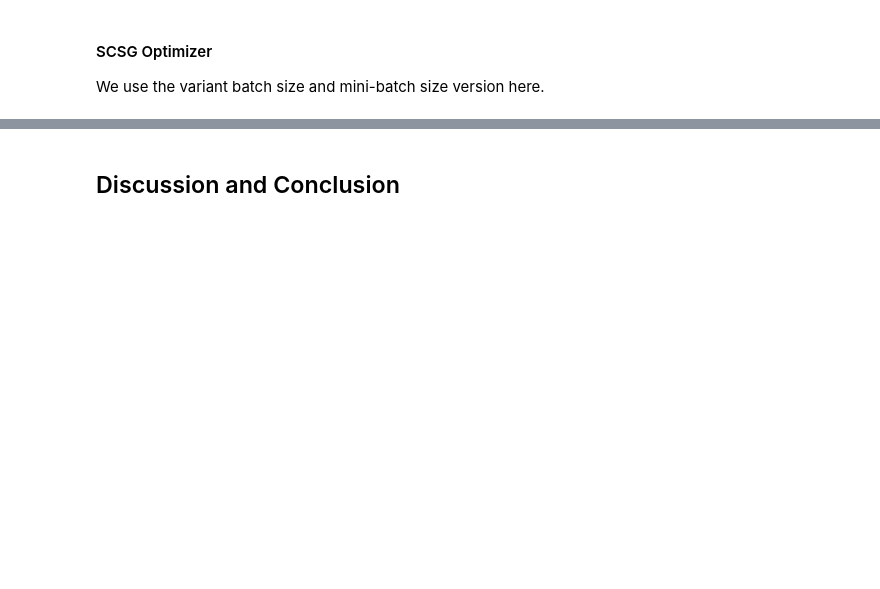
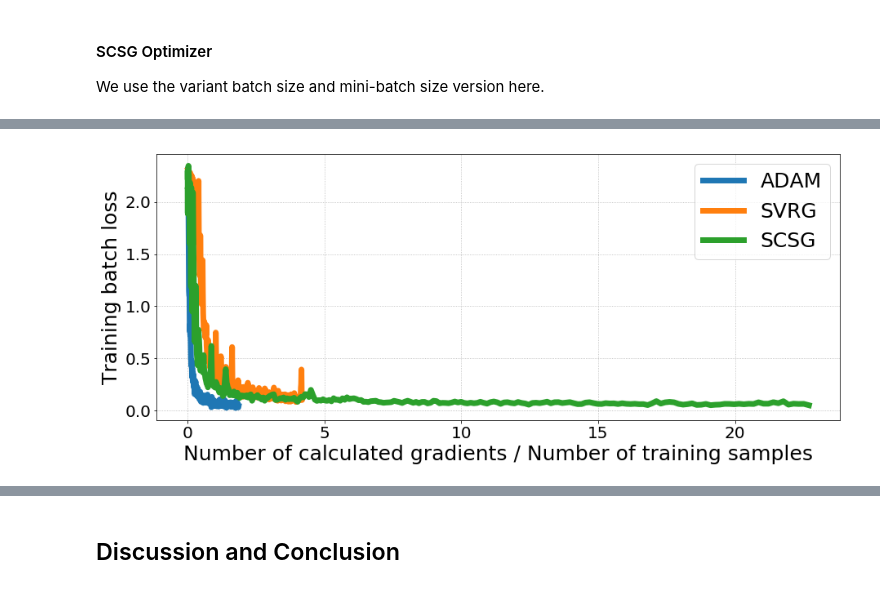
Before and after one commit to zhangcheng1006/SOADML_SNVRG_SCSG, a Jupyter notebook: SNVRG_2.ipynb, the cells around one changed output, grey strips where cells are left out. Drawn from its saved outputs; the diff is of its cells as text; code cells hidden in the pictures; blank space fills up the shorter version.

```diff
--- a/SNVRG_2.ipynb
+++ b/SNVRG_2.ipynb
@@ -749,7 +749,7 @@ tf.reset_default_graph()
 
 n = 55000
 
-epochs = 400
+epochs = 100
 batch_size = 256
 loop_params = [4, 4]
 batch_params = [8, 1]
@@ -821,8 +821,8 @@ We use the variant batch size and mini-batch size version here.
 # %%
 tf.reset_default_graph()
 
-lr = 0.001
-epochs = 500
+lr = 0.01
+epochs = 300
 batch_size = 512
 mini_batch_size = 32
 ratio = 32
@@ -881,16 +896,18 @@ We plot the batch loss and the test error rate w.r.t. the number of calculated g
 # %%
 n = 55000
-plt.figure(figsize=(17, 6))
+plt.figure(figsize=(15, 6))
 plt.plot(np.array(adam_nb_grads) / n, adam_loss_history, label='ADAM', lw=7)
 plt.plot(np.array(svrg_nb_grads) / n, svrg_loss_history, label='SVRG', lw=7)
-plt.plot(np.array(snvrg_nb_grads) / n, snvrg_loss_history, label='SNVRG', lw=7)
+# plt.plot(np.array(snvrg_nb_grads) / n, snvrg_loss_history, label='SNVRG', lw=7)
 plt.plot(np.array(scsg_nb_grads) / n, scsg_loss_history, label='SCSG', lw=7)
 plt.grid(ls=':')
 plt.legend(loc='best', fontsize=25)
 plt.xticks(fontsize=20)
 plt.yticks(fontsize=20)
 plt.xlabel('Number of calculated gradients / Number of training samples', fontsize=25)
 plt.ylabel('Training batch loss', fontsize=25)
 plt.show()
+# %% [output]
+[figure, added]
 # %%
 n = 55000
```
Also changed, not shown: parts of 12 cells of this notebook.
